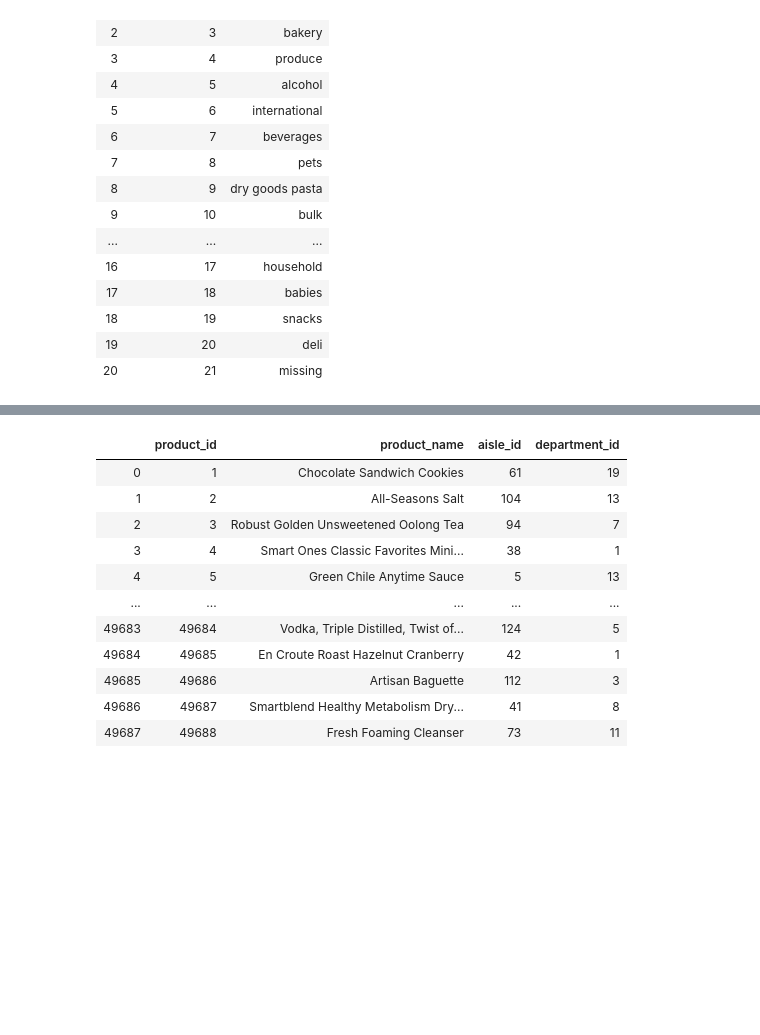
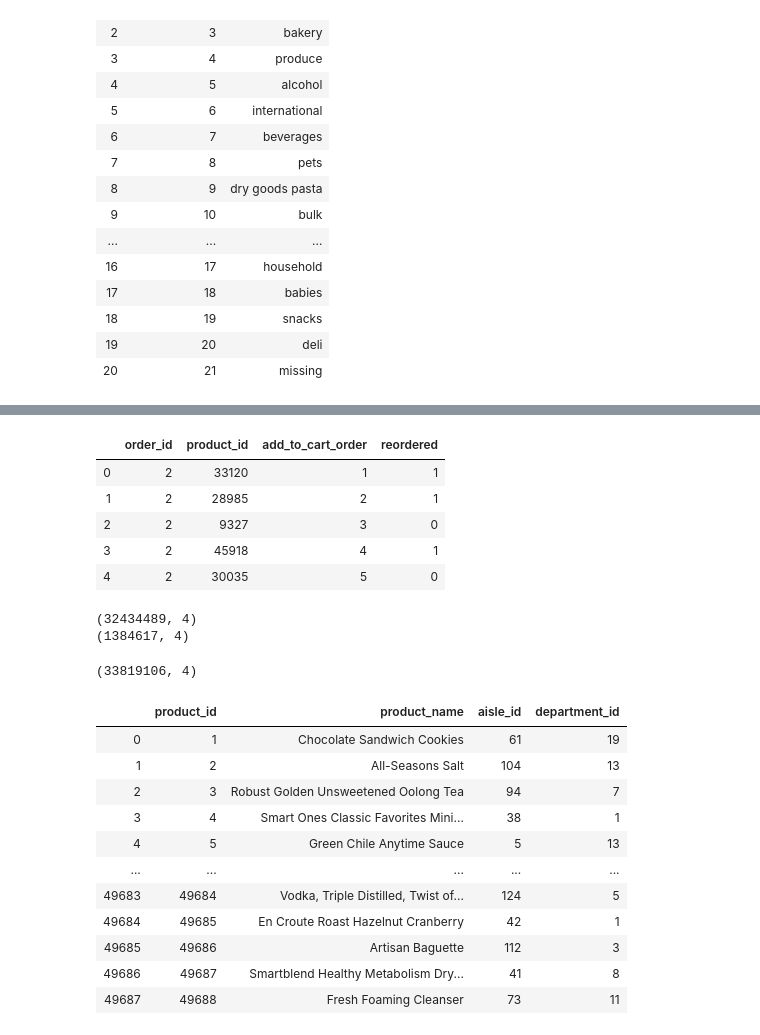
Before and after one commit to Josefa-Sullivan/Instacart, a Jupyter notebook: Zefa/EDA.ipynb, the cells around one changed output, grey strips where cells are left out. Drawn from its saved outputs; the diff is of its cells as text; code cells hidden in the pictures; blank space fills up the shorter version.

```diff
--- a/Zefa/EDA.ipynb
+++ b/Zefa/EDA.ipynb
@@ -87,0 +85,10 @@ orders
+# %%
+prior_orders = pd.read_csv('../data/'+files[3])
+prior_orders.head()
+# %% [output]
+|  | order_id | product_id | add_to_cart_order | reordered |
+| 0 | 2 | 33120 | 1 | 1 |
+| 1 | 2 | 28985 | 2 | 1 |
+| 2 | 2 | 9327 | 3 | 0 |
+| 3 | 2 | 45918 | 4 | 1 |
+| 4 | 2 | 30035 | 5 | 0 |
@@ -88,3 +103,11 @@ orders
+# %%
+print(prior_orders.shape)
+print(test.shape)
+all_prior_orders.shape
+# %% [output]
+(32434489, 4)
+(1384617, 4)
+(33819106, 4)
 # %%
 products = pd.read_csv('../data/'+files[5])
 products
```
Also changed, not shown: parts of 4 cells of this notebook, 5 other files.
